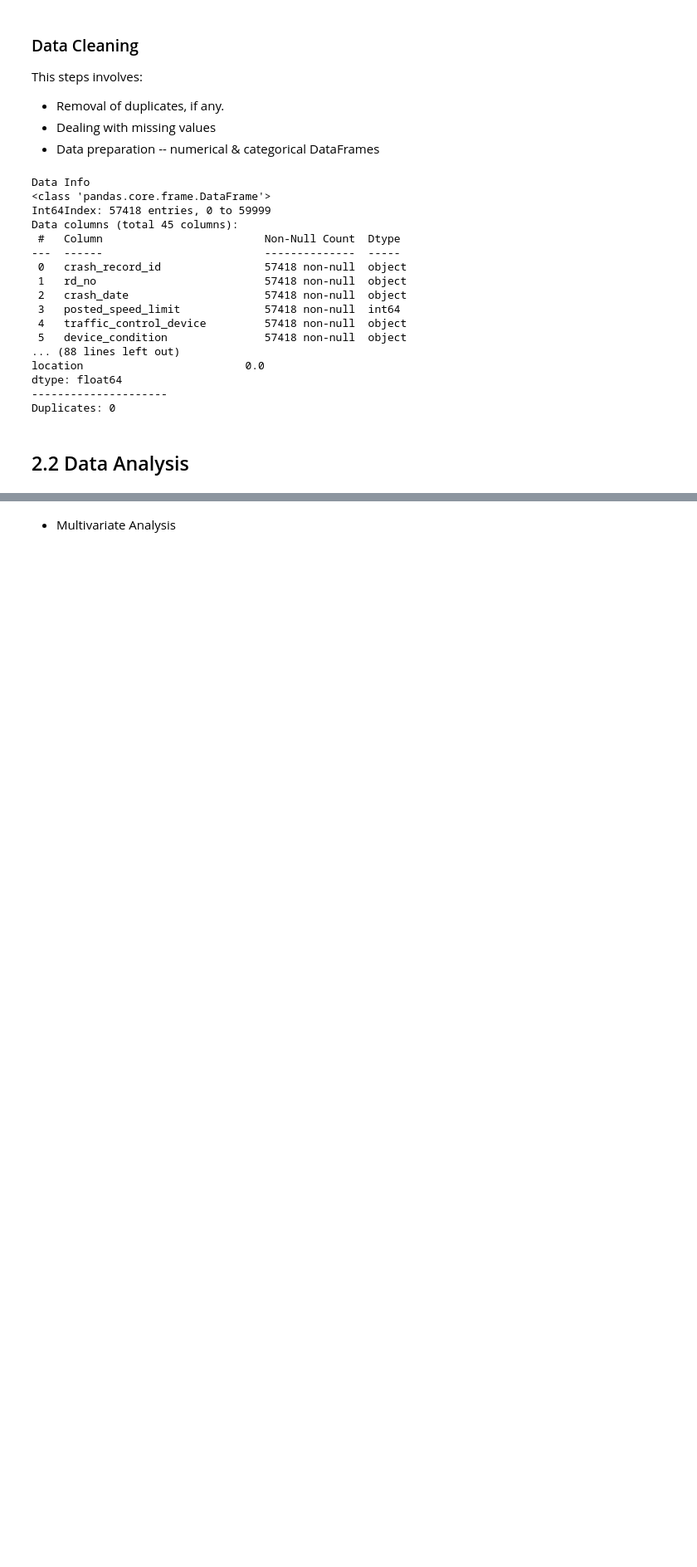
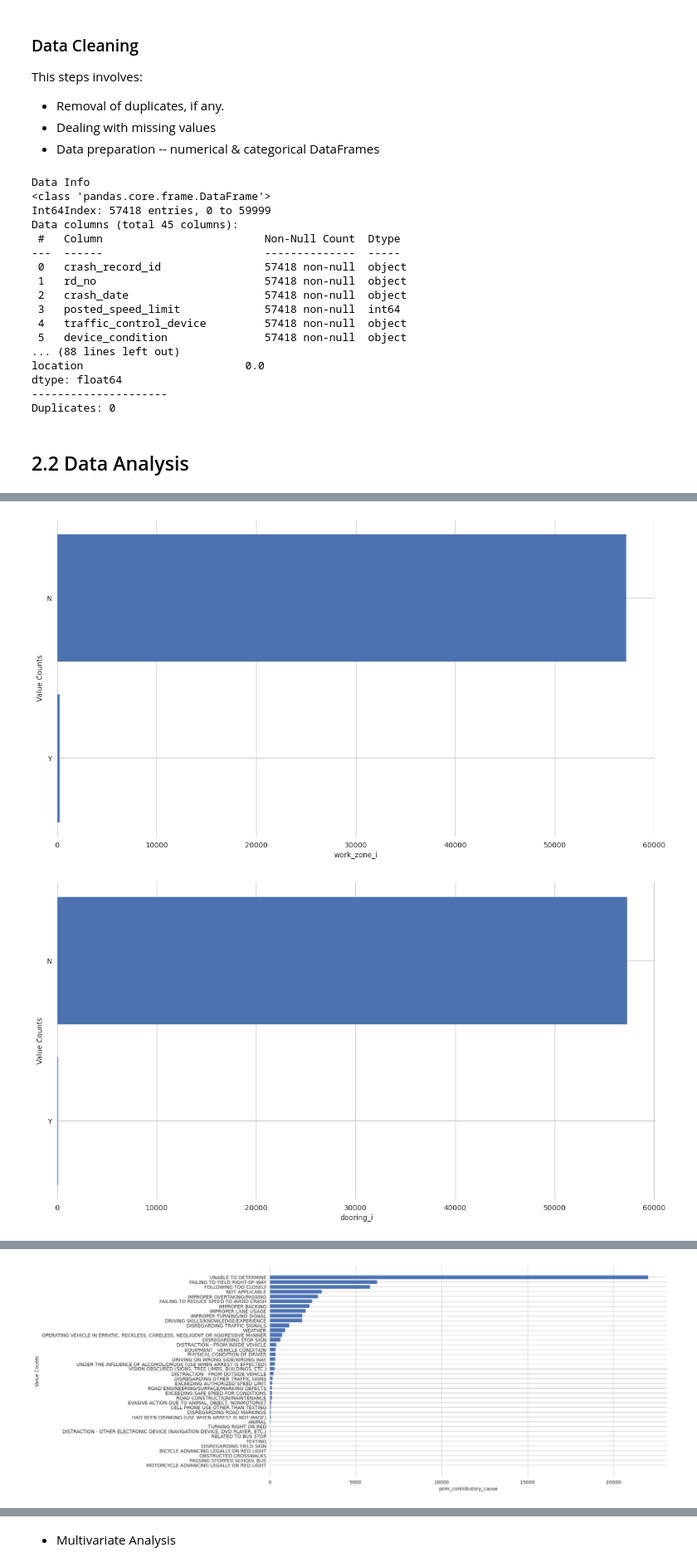
Before and after one commit to kinoti-m-martin/Phase3_Project, a Jupyter notebook: notebook.ipynb, the cells around one changed output, grey strips where cells are left out. Shown at 83% size. Cells and saved outputs as stored; diff of their text form; code cells hidden in the pictures; blank space fills up the shorter version.

```diff
--- a/notebook.ipynb
+++ b/notebook.ipynb
@@ -220,0 +244,8 @@ Duplicates: 0
+# %%
+# Selection of columns for use in analysis
+cols = ["work_zone_i", "injuries_total", "injuries_fatal", "crash_month", "dooring_i","crash_hour",
+        "lighting_condition", "traffic_control_device", "device_condition",
+        "weather_condition", "trafficway_type", "roadway_surface_cond", "intersection_related_i",
+        "road_defect", "damage", "crash_type", "prim_contributory_cause"]
+data = data_sample[cols]
+data.head()
@@ -221,4 +259,4 @@ Duplicates: 0
 # %%
 # Split the dataset into numerical and categorical DataFrames
-data_cat = data_sample.select_dtypes("object")
-data_num = data_sample.select_dtypes("number")
+data_cat = data.select_dtypes("object")
+data_num = data.select_dtypes("number")
@@ -226,0 +265,16 @@ data_num = data_sample.select_dtypes("number")
+# %%
+# Function for value_counts for the categorical columns, and create visualizations
+def cat_analysis(data):
+    for column in data:
+        val_counts = data[column].value_counts().sort_values(ascending=True)
+        # Plotting the data
+        fig, ax = plt.subplots(figsize=(15,8))
+        ax.barh(val_counts.index, val_counts.values)
+        ax.set_xlabel(column)
+        ax.set_ylabel("Value Counts")
+# %%
+# Display the results for the categorical columns analysis
+cat_analysis(data_cat)
+# %% [output]
+[figure, added]
+[figure, added]
@@ -226,0 +291 @@ data_num = data_sample.select_dtypes("number")
+[figure, added]
```
Also changed, not shown: parts of 62 cells of this notebook, 1 other file.
